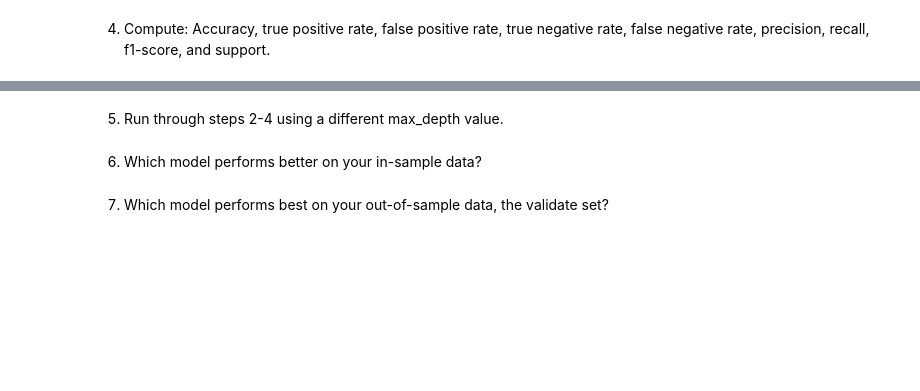
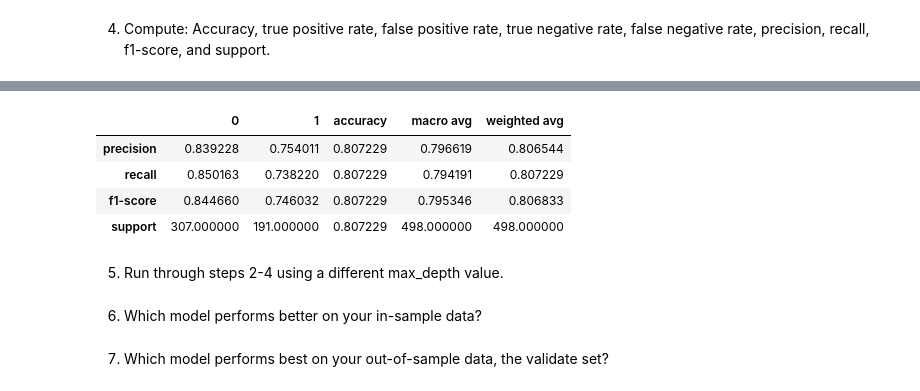
Before and after one commit to Tyler-Applegate/classification-exercises, a Jupyter notebook: model.ipynb, the cells around one changed output, grey strips where cells are left out. Cells and saved outputs as stored; diff of their text form; code cells hidden in the pictures; blank space fills up the shorter version.

```diff
--- a/model.ipynb
+++ b/model.ipynb
@@ -339,0 +362,13 @@ plot_tree(tree1, filled=True, rounded=True)
+# %%
+# accuracy
+accuracy_1 = (train.survived == train.prediction).mean()
+# Precision
+subset = train[train.prediction == 1]
+precision_t1 = (subset.prediction == subset.survived).mean()
+# Recall
+subset = train[train.survived == 1]
+recall_t1 = (subset.prediction == subset.survived).mean()
+# f1-score
+
+
+class_report = pd.DataFrame(classification_report(train.survived, train.prediction, output_dict=True))
@@ -340,3 +391,11 @@ plot_tree(tree1, filled=True, rounded=True)
+# %%
+class_report
+# %% [output]
+|  | 0 | 1 | accuracy | macro avg | weighted avg |
+| precision | 0.839228 | 0.754011 | 0.807229 | 0.796619 | 0.806544 |
+| recall | 0.850163 | 0.738220 | 0.807229 | 0.794191 | 0.807229 |
+| f1-score | 0.844660 | 0.746032 | 0.807229 | 0.795346 | 0.806833 |
+| support | 307.000000 | 191.000000 | 0.807229 | 498.000000 | 498.000000 |
 # %% [markdown]
 5. Run through steps 2-4 using a different max_depth value.
 # %% [markdown]
```
Also changed, not shown: parts of 22 cells of this notebook.
